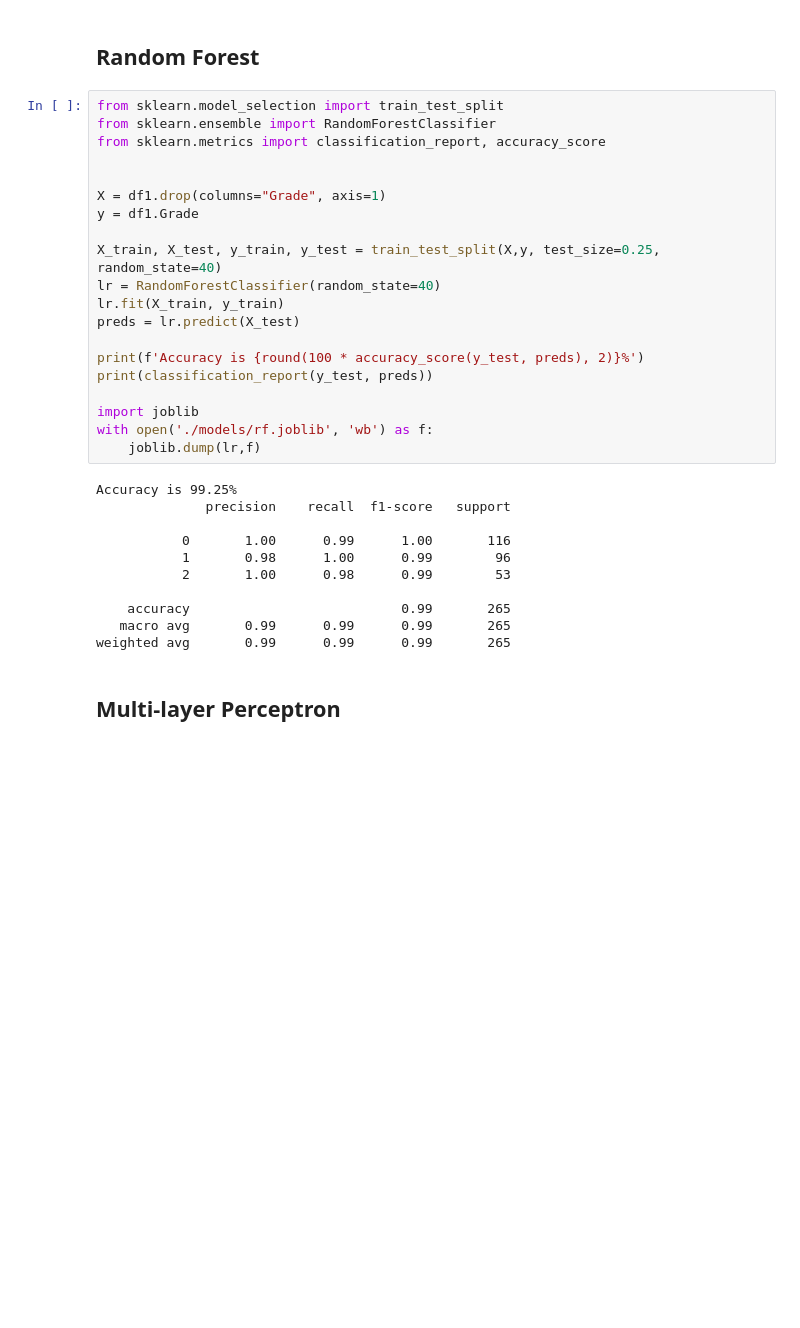
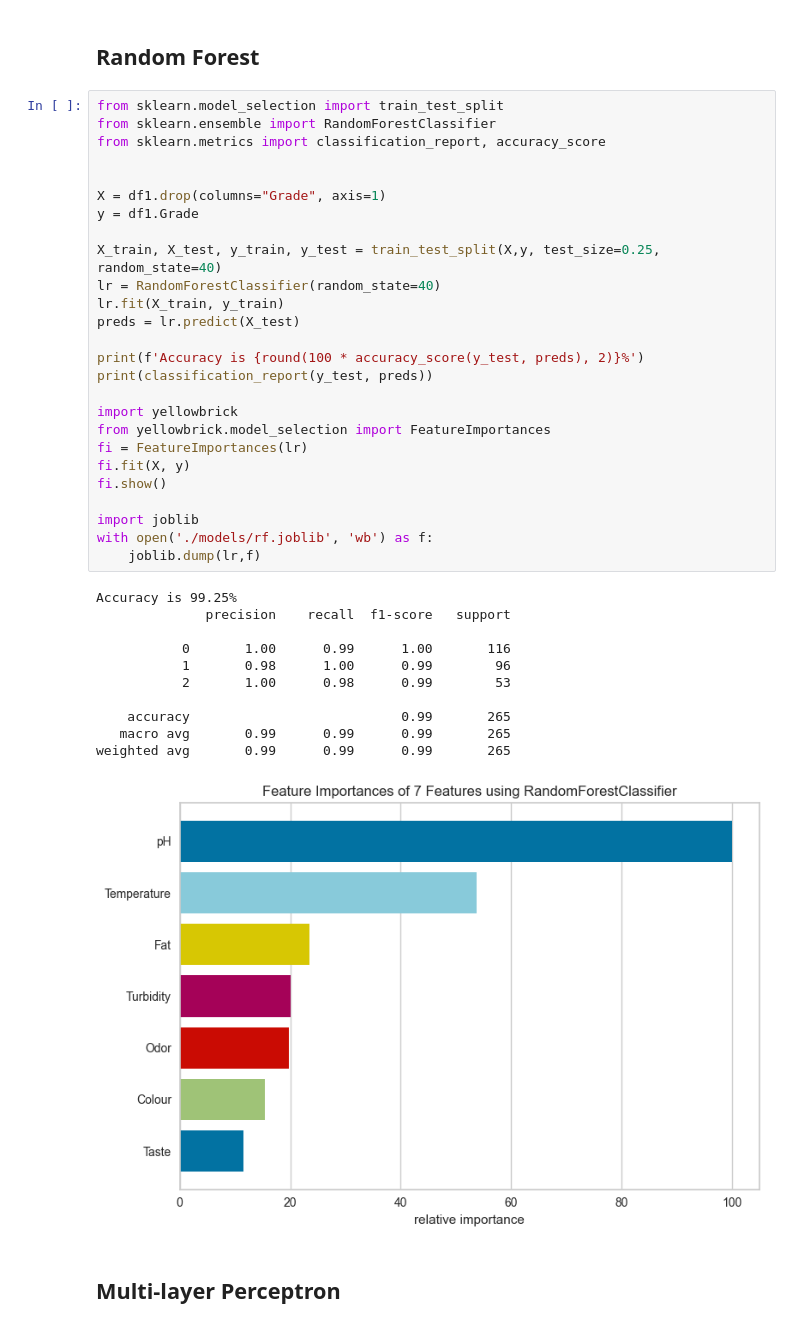
Before and after one commit to ManvithGayam/cs451-milk-quality, a Jupyter notebook: notebook.ipynb, the cells around one changed output. Cells and saved outputs as stored; diff of their text form; blank space fills up the shorter version.

```diff
--- a/notebook.ipynb
+++ b/notebook.ipynb
@@ -285,33 +296,40 @@ weighted avg       0.99      0.99      0.99       265
 from sklearn.model_selection import train_test_split
 from sklearn.ensemble import RandomForestClassifier
 from sklearn.metrics import classification_report, accuracy_score
 
 
 X = df1.drop(columns="Grade", axis=1)
 y = df1.Grade
 
 X_train, X_test, y_train, y_test = train_test_split(X,y, test_size=0.25, random_state=40)
 lr = RandomForestClassifier(random_state=40)
 lr.fit(X_train, y_train)
 preds = lr.predict(X_test)
 
 print(f'Accuracy is {round(100 * accuracy_score(y_test, preds), 2)}%')
 print(classification_report(y_test, preds))
 
+import yellowbrick
+from yellowbrick.model_selection import FeatureImportances
+fi = FeatureImportances(lr)
+fi.fit(X, y)
+fi.show()
+
 import joblib
 with open('./models/rf.joblib', 'wb') as f:
     joblib.dump(lr,f)
 # %% [output]
 Accuracy is 99.25%
               precision    recall  f1-score   support
 
            0       1.00      0.99      1.00       116
            1       0.98      1.00      0.99        96
            2       1.00      0.98      0.99        53
 
     accuracy                           0.99       265
    macro avg       0.99      0.99      0.99       265
 weighted avg       0.99      0.99      0.99       265
+[figure, added]
 # %% [markdown]
 ## Multi-layer Perceptron
 # %%
```
Also changed, not shown: parts of 6 cells of this notebook.
